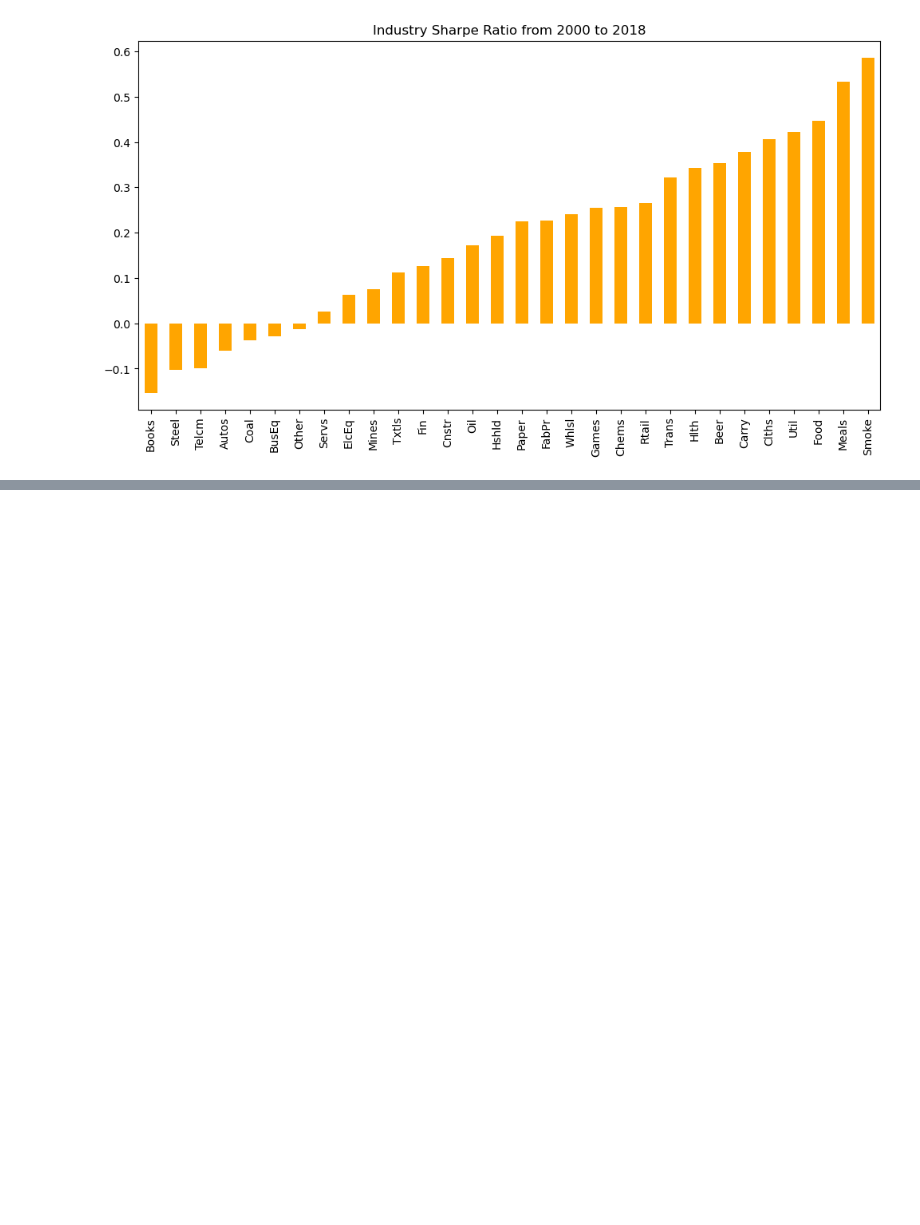
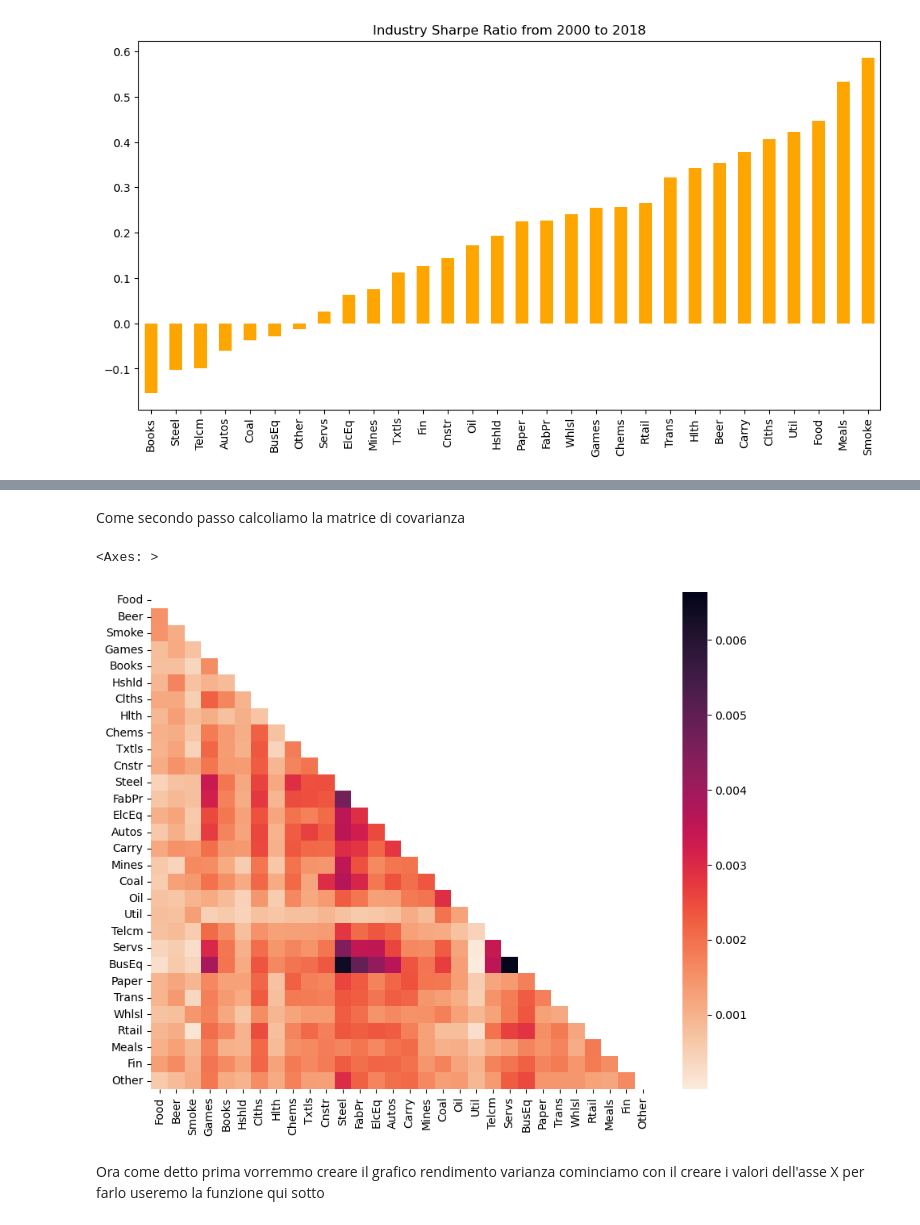
Before and after one commit to fdalforno/investment, a Jupyter notebook: 02-Ottimizzazione e frontiera efficiente.ipynb, the cells around one changed output, grey strips where cells are left out. Drawn from its saved outputs; the diff is of its cells as text; code cells hidden in the pictures; blank space fills up the shorter version.

```diff
--- a/02-Ottimizzazione e frontiera efficiente.ipynb
+++ b/02-Ottimizzazione e frontiera efficiente.ipynb
@@ -215,0 +302,16 @@ Qui addirittura otteniamo valoti sharp ratio negativo, non buono in quanto signi
+# %% [markdown]
+Come secondo passo calcoliamo la matrice di covarianza
+# %%
+import seaborn as sns
+cov = val.cov()
+
+mask = np.zeros_like(cov, dtype=bool)
+mask[np.triu_indices_from(cov)] = True
+
+plt.figure(figsize=(10, 8))
+sns.heatmap(cov,mask=mask, annot=False, cmap='rocket_r')
+# %% [output]
+<Axes: >
+[figure, added]
+# %% [markdown]
+Ora come detto prima vorremmo creare il grafico rendimento varianza cominciamo con il creare i valori dell'asse X per farlo useremo la funzione qui sotto
```
Also changed, not shown: parts of 33 cells of this notebook, 2 other files.
